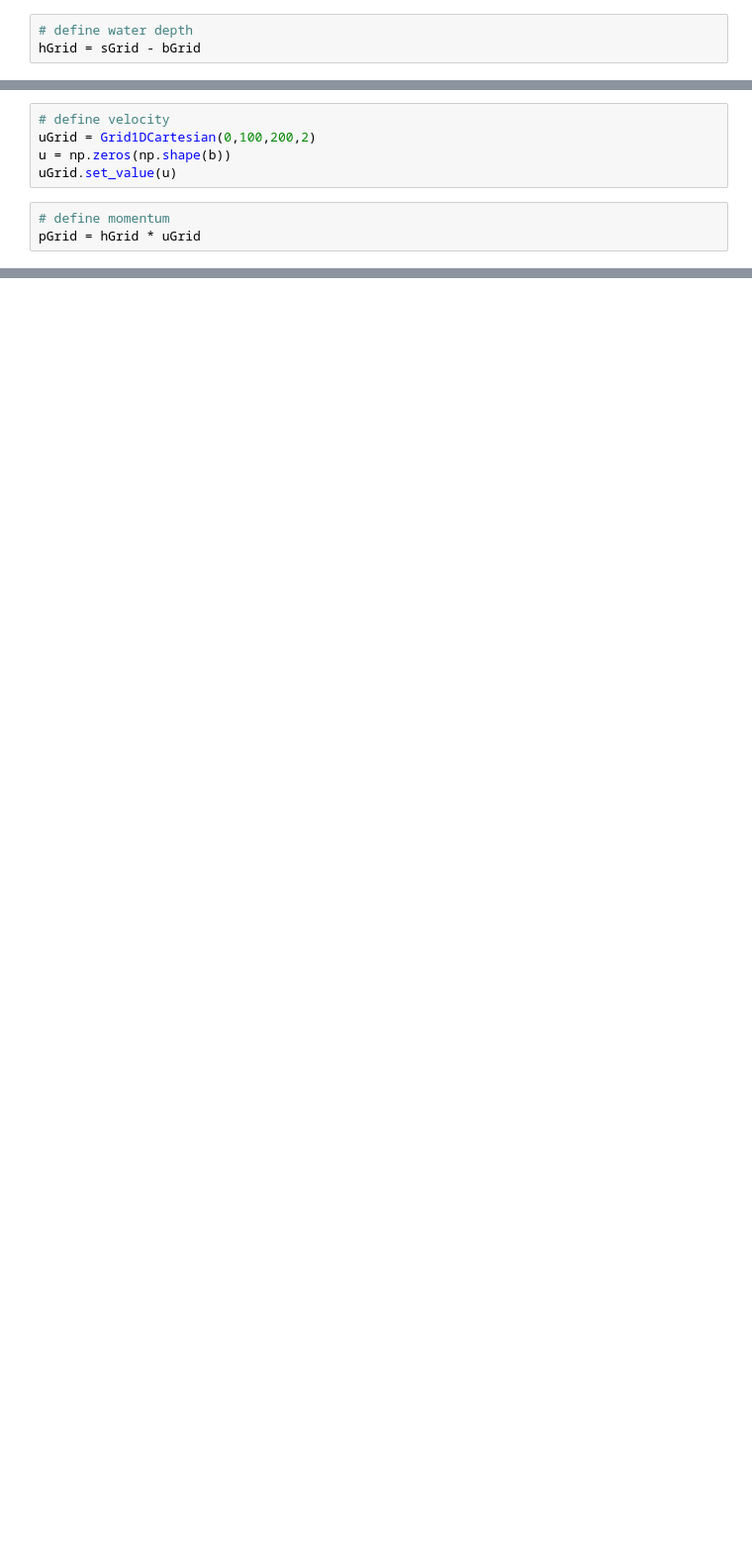
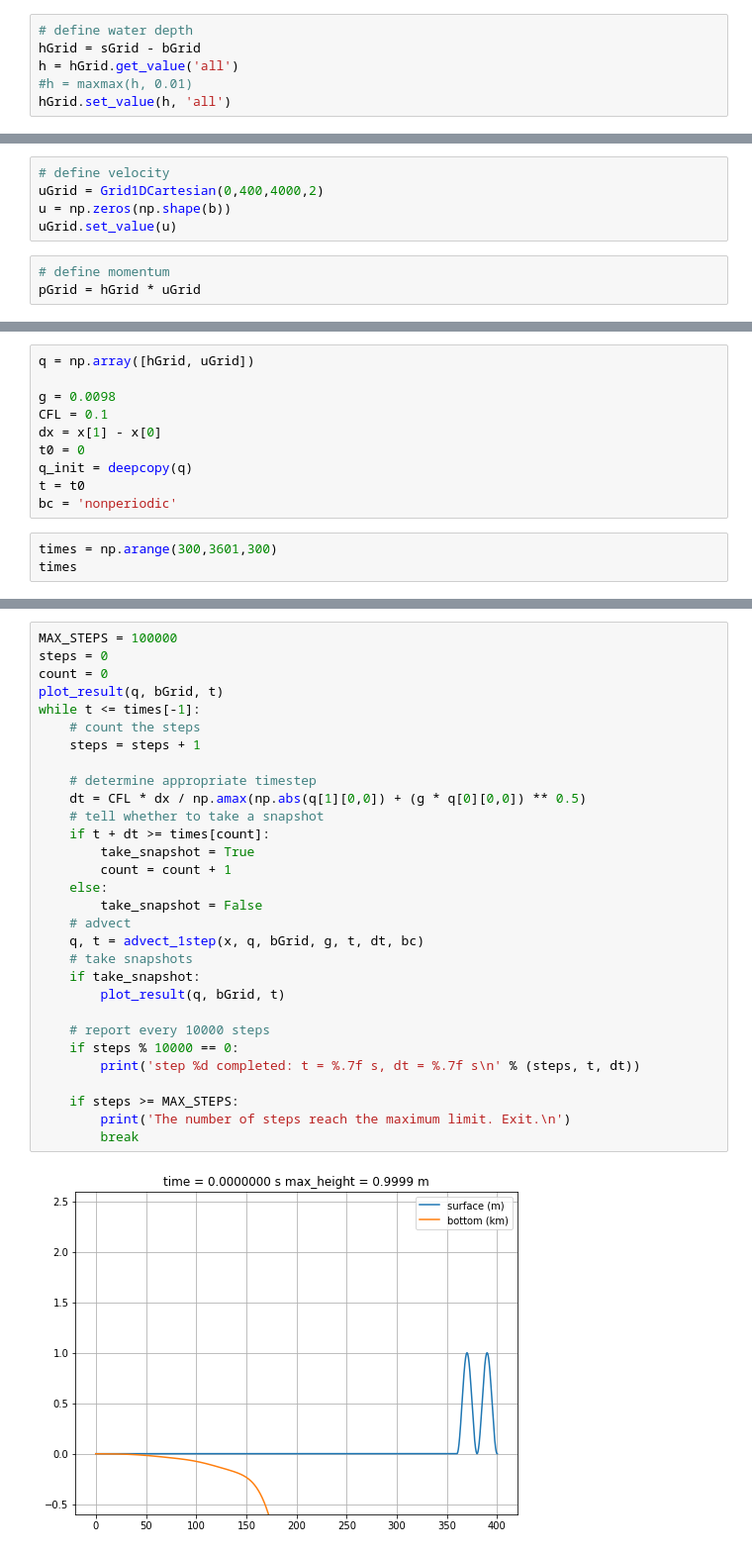
Before and after one commit to sirpipat/tsunami-modelling, a Jupyter notebook: src/NewGround.ipynb, the cells around one changed output, grey strips where cells are left out. Shown at 99% size. Cells and saved outputs as stored; diff of their text form; blank space fills up the shorter version.

Commit message:
Updated Rusanov's method + Grid to run the simulation with Grid and non-reflecting bc

```diff
--- a/src/NewGround.ipynb
+++ b/src/NewGround.ipynb
@@ -287,6 +383,9 @@ plt.show()
 # %%
 # define water depth
 hGrid = sGrid - bGrid
+h = hGrid.get_value('all')
+#h = maxmax(h, 0.01)
+hGrid.set_value(h, 'all')
 # %%
 plt.plot(x, hGrid.get_value('all'))
 plt.grid()
@@ -296,6 +395,6 @@ plt.show()
 # %%
 # define velocity
-uGrid = Grid1DCartesian(0,100,200,2)
+uGrid = Grid1DCartesian(0,400,4000,2)
 u = np.zeros(np.shape(b))
 uGrid.set_value(u)
 # %%
@@ -452,0 +403,13 @@ aa_array[1]
+# %%
+q = np.array([hGrid, uGrid])
+
+g = 0.0098
+CFL = 0.1
+dx = x[1] - x[0]
+t0 = 0
+q_init = deepcopy(q)
+t = t0
+bc = 'nonperiodic'
+# %%
+times = np.arange(300,3601,300)
+times
@@ -452,0 +419,32 @@ aa_array[1]
+# %%
+MAX_STEPS = 100000
+steps = 0
+count = 0
+plot_result(q, bGrid, t)
+while t <= times[-1]:
+    # count the steps
+    steps = steps + 1
+
+    # determine appropriate timestep
+    dt = CFL * dx / np.amax(np.abs(q[1][0,0]) + (g * q[0][0,0]) ** 0.5)
+    # tell whether to take a snapshot
+    if t + dt >= times[count]:
+        take_snapshot = True
+        count = count + 1
+    else:
+        take_snapshot = False
+    # advect
+    q, t = advect_1step(x, q, bGrid, g, t, dt, bc)
+    # take snapshots
+    if take_snapshot:
+        plot_result(q, bGrid, t)
+
+    # report every 10000 steps
+    if steps % 10000 == 0:
+        print('step %d completed: t = %.7f s, dt = %.7f s\n' % (steps, t, dt))
+
+    if steps >= MAX_STEPS:
+        print('The number of steps reach the maximum limit. Exit.\n')
+        break
+# %% [output]
+[figure, added]
```
Also changed, not shown: parts of 41 cells of this notebook, 2 other files.
